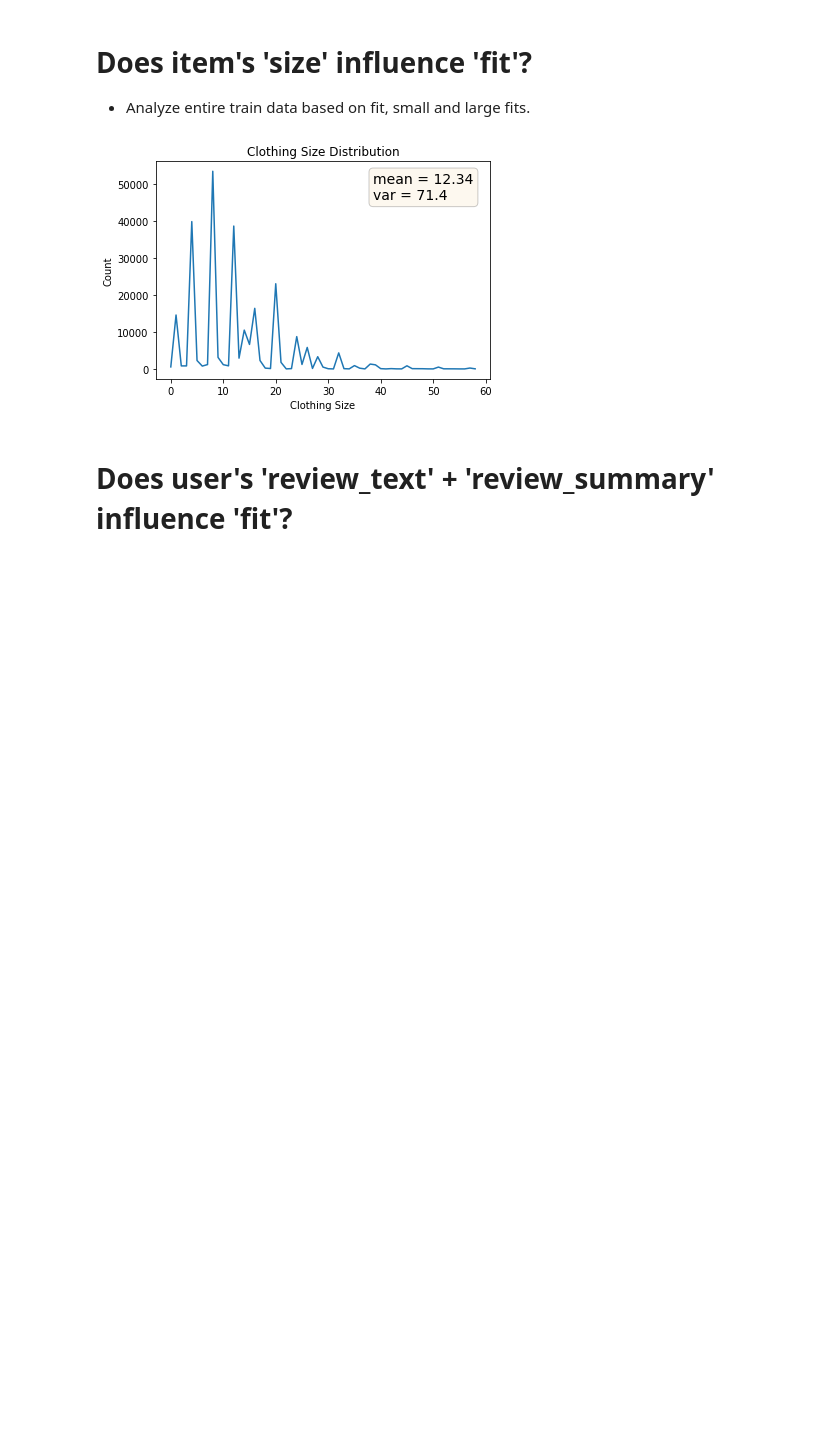
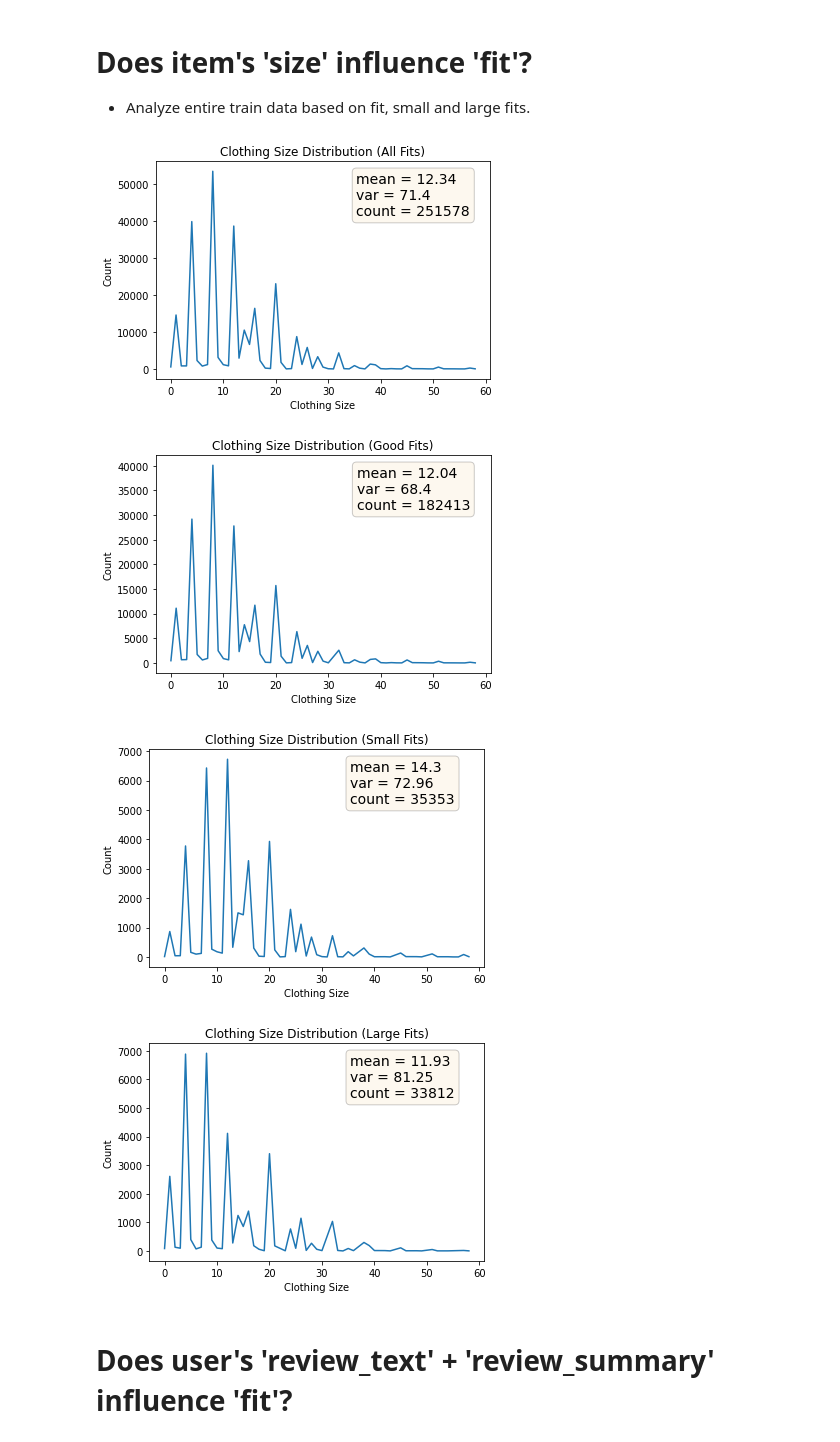
Before and after one commit to singh264/CSC2515-Project, a Jupyter notebook: main.ipynb, the cells around one changed output. Saved outputs shown, nothing was run; the diff lists cells and outputs as text; code cells hidden in the pictures; blank space fills up the shorter version.

Commit message:
Decompose clothing size analysis based on fit.

```diff
--- a/main.ipynb
+++ b/main.ipynb
@@ -283,32 +281,45 @@ plot_height_data(fit='large', title='User Height Distribution (Large Fits)')
 
 - Analyze entire train data based on fit, small and large fits.
 # %%
-sizes_count = {}
-all_sizes = []
+def get_clothing_size_data(fit):
+    sizes_count = {}
+    all_sizes = []
+    for review_list in train_data.values():
+        for review in review_list:
+            if fit == '*' or review['fit'] == fit:
+                if 'size' in review:
+                    size = review['size']
+                    sizes_count[size] = sizes_count.get(size, 0) + 1
+                    all_sizes.append(size)
+    return sizes_count, all_sizes
 
-for review_list in train_data.values():
-    for review in review_list:
-        if 'size' in review:
-            size = review['size']
-            sizes_count[size] = sizes_count.get(size, 0) + 1
-            all_sizes.append(size)
+def plot_clothing_size_data(fit, title):
 
-sizes = [h for h in sorted(sizes_count)]
-counts = [sizes_count[s] for s in sizes]
-size_mean = round(np.mean(all_sizes), 2)
-size_variance = round(np.var(all_sizes), 2)
+    sizes_count, all_sizes = get_clothing_size_data(fit)
+    sizes = [h for h in sorted(sizes_count)]
+    counts = [sizes_count[s] for s in sizes]
+    size_mean = round(np.mean(all_sizes), 2)
+    size_variance = round(np.var(all_sizes), 2)
 
-fig, ax = plt.subplots()
-ax.plot(sizes, counts)
-plt.title('Clothing Size Distribution')
-plt.xlabel('Clothing Size')
-plt.ylabel('Count')
-note = '\n'.join((f'mean = {size_mean}', f'var = {size_variance}'))
-props = dict(boxstyle='round', facecolor='wheat', alpha=0.2)
-ax.text(0.65, 0.95, note, transform=ax.transAxes, fontsize=14, verticalalignment='top', bbox=props)
-plt.show()
+    fig, ax = plt.subplots()
+    ax.plot(sizes, counts)
+    plt.title(title)
+    plt.xlabel('Clothing Size')
+    plt.ylabel('Count')
+    note = '\n'.join((f'mean = {size_mean}', f'var = {size_variance}', f'count = {sum(counts)}'))
+    props = dict(boxstyle='round', facecolor='wheat', alpha=0.2)
+    ax.text(0.6, 0.95, note, transform=ax.transAxes, fontsize=14, verticalalignment='top', bbox=props)
+    plt.show()
-# %% [output]
-[figure, removed]
+# %%
+plot_clothing_size_data('*', 'Clothing Size Distribution (All Fits)')
+plot_clothing_size_data('fit', 'Clothing Size Distribution (Good Fits)')
+plot_clothing_size_data('small', 'Clothing Size Distribution (Small Fits)')
+plot_clothing_size_data('large', 'Clothing Size Distribution (Large Fits)')
+# %% [output]
+[figure, added]
+[figure, added]
+[figure, added]
+[figure, added]
 # %% [markdown]
 # Does user's 'review_text' + 'review_summary' influence 'fit'?
 # %%
```
Also changed, not shown: parts of 1 cell of this notebook.
